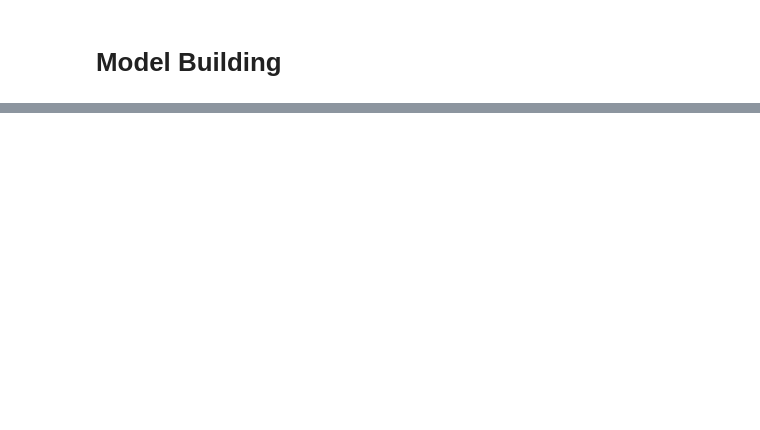
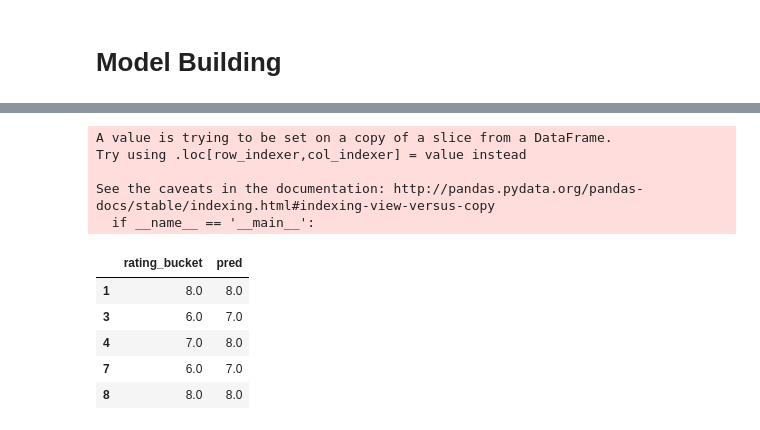
Before and after one commit to ByronKKing/needledrop, a Jupyter notebook: needledrop-analysis.ipynb, the cells around one changed output, grey strips where cells are left out. Saved outputs shown, nothing was run; the diff lists cells and outputs as text; code cells hidden in the pictures; blank space fills up the shorter version.

```diff
--- a/needledrop-analysis.ipynb
+++ b/needledrop-analysis.ipynb
@@ -384,0 +509,2 @@ df1[(df1.rating==10)&(df1.album.notnull())][['year','title','artist','album']]
+# %%
+data['rating_bucket'][data.rating.isin([1,2,3])] = "1-3"
@@ -384,0 +536,4 @@ df1[(df1.rating==10)&(df1.album.notnull())][['year','title','artist','album']]
+# %%
+multReg = linear_model.LogisticRegression(multi_class='multinomial', solver='newton-cg')
+# %%
+multReg.fit(data[['comments','likes','dislikes','favorites']], data[['rating_bucket']])
@@ -384,0 +564,17 @@ df1[(df1.rating==10)&(df1.album.notnull())][['year','title','artist','album']]
+# %%
+data['pred'] = multReg.predict(data[['comments','likes','dislikes','favorites']])
+# %% [output]
+A value is trying to be set on a copy of a slice from a DataFrame.
+Try using .loc[row_indexer,col_indexer] = value instead
+
+See the caveats in the documentation: http://pandas.pydata.org/pandas-docs/stable/indexing.html#indexing-view-versus-copy
+  if __name__ == '__main__':
+# %%
+data[['rating_bucket','pred']].head()
+# %% [output]
+|  | rating_bucket | pred |
+| 1 | 8.0 | 8.0 |
+| 3 | 6.0 | 7.0 |
+| 4 | 7.0 | 8.0 |
+| 7 | 6.0 | 7.0 |
+| 8 | 8.0 | 8.0 |
```
Also changed, not shown: parts of 27 cells of this notebook.
